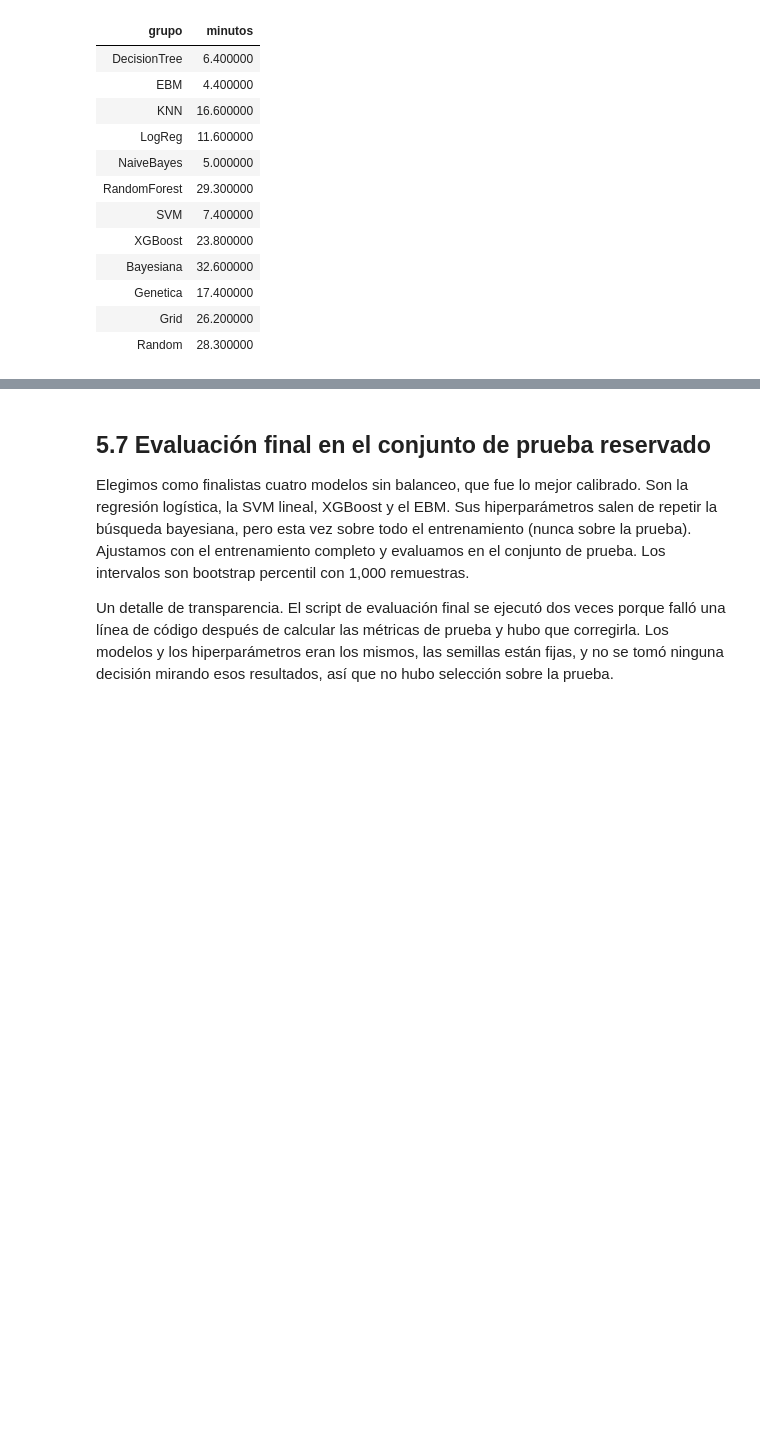
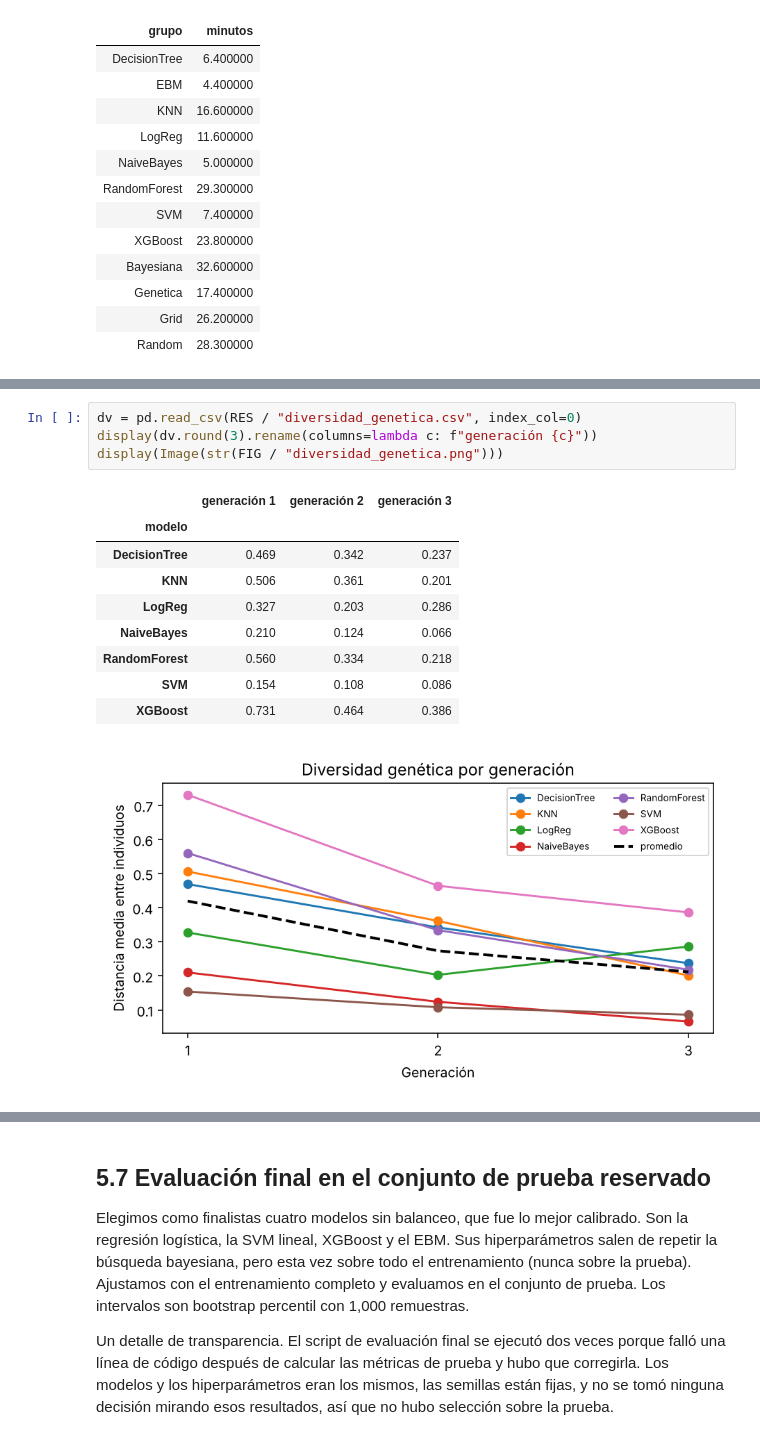
Before and after one commit to Ghuguetb/Proyecto-de-investigacion-ML-DCS, a Jupyter notebook: notebooks/05_benchmark.ipynb, the cells around one changed output, grey strips where cells are left out. Cells and saved outputs as stored; diff of their text form; blank space fills up the shorter version.

```diff
--- a/notebooks/05_benchmark.ipynb
+++ b/notebooks/05_benchmark.ipynb
@@ -257,0 +276,15 @@ display(pd.concat([a.rename(columns={a.columns[0]:"grupo", "t_total_s":"minutos"
+# %%
+dv = pd.read_csv(RES / "diversidad_genetica.csv", index_col=0)
+display(dv.round(3).rename(columns=lambda c: f"generación {c}"))
+display(Image(str(FIG / "diversidad_genetica.png")))
+# %% [output]
+|  | generación 1 | generación 2 | generación 3 |
+| modelo |  |  |  |
+| DecisionTree | 0.469 | 0.342 | 0.237 |
+| KNN | 0.506 | 0.361 | 0.201 |
+| LogReg | 0.327 | 0.203 | 0.286 |
+| NaiveBayes | 0.210 | 0.124 | 0.066 |
+| RandomForest | 0.560 | 0.334 | 0.218 |
+| SVM | 0.154 | 0.108 | 0.086 |
+| XGBoost | 0.731 | 0.464 | 0.386 |
+[figure, added]
```
Also changed, not shown: parts of 20 cells of this notebook, 16 other files.
